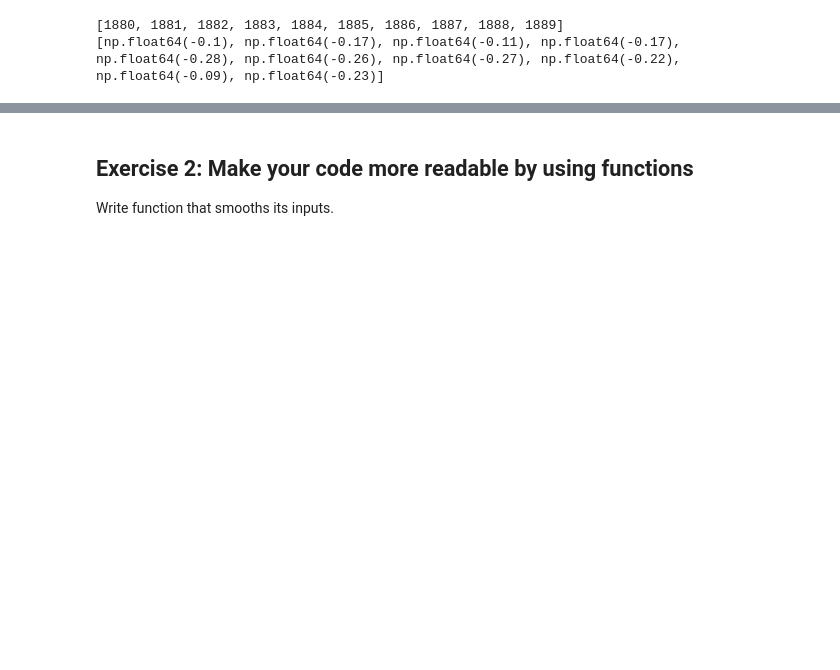
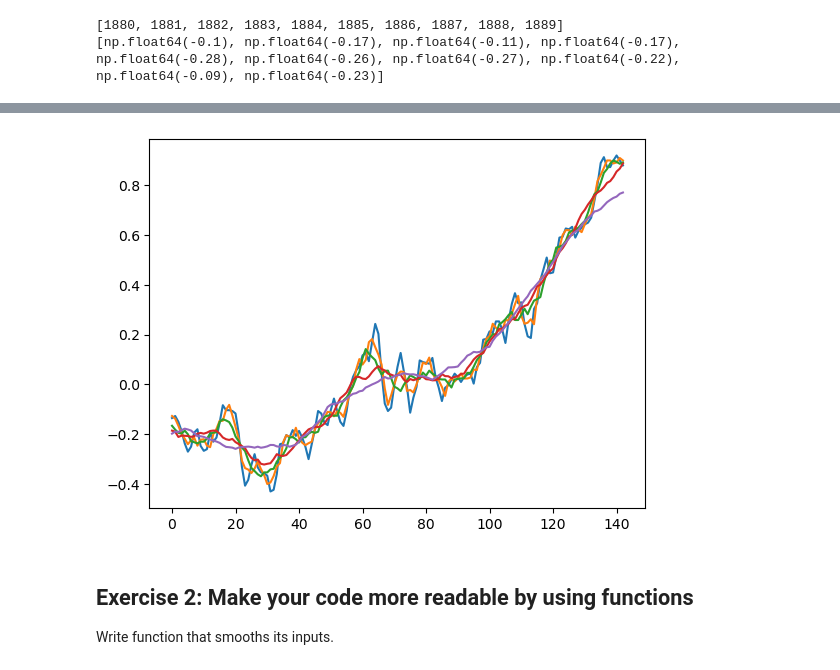
Before and after one commit to janclemenslab/neu715, a Jupyter notebook: docs/_sources/exercises/exercises 2/2.06_more_exercises.ipynb, the cells around one changed output, grey strips where cells are left out. Saved outputs shown, nothing was run; the diff lists cells and outputs as text; code cells hidden in the pictures; blank space fills up the shorter version.

```diff
--- a/docs/_sources/exercises/exercises 2/2.06_more_exercises.ipynb
+++ b/docs/_sources/exercises/exercises 2/2.06_more_exercises.ipynb
@@ -36,3 +34,37 @@ Roughly like so:
+# %%
+# Your solution here
+import matplotlib.pyplot as plt
+
+def mean(values):
+
+    avg = 0
+    for value in values:
+        avg = avg + value
+
+    avg = avg / len(values)
+
+    return avg
+
+def smooth(data, span=4):
+    smoothed = []
+
+    for idx in range(len(data)):
+        start = max(0, idx-span)
+        end = min(len(data), idx+span+1)
+
+        values = data[start:end]
+
+        avg = mean(values)
+        smoothed.append(avg)
+
+    return smoothed
+
+spans = [1, 2, 4, 8, 16]
+for span in spans:
+    plt.plot(smooth(temperature_anomalies, span=span))
+plt.show()
+# %% [output]
+[figure, added]
 # %% [markdown]
 ## Exercise 2: Make your code more readable by using functions
 Write function that smooths its inputs.
```
Also changed, not shown: parts of 2 cells of this notebook, 15 other files.
